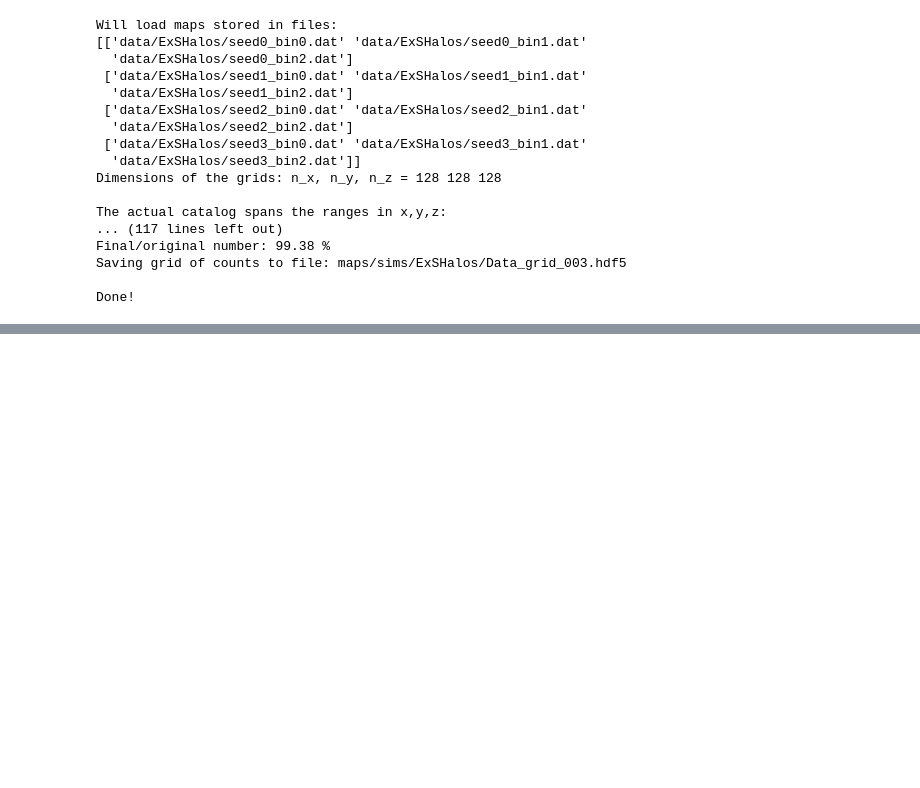
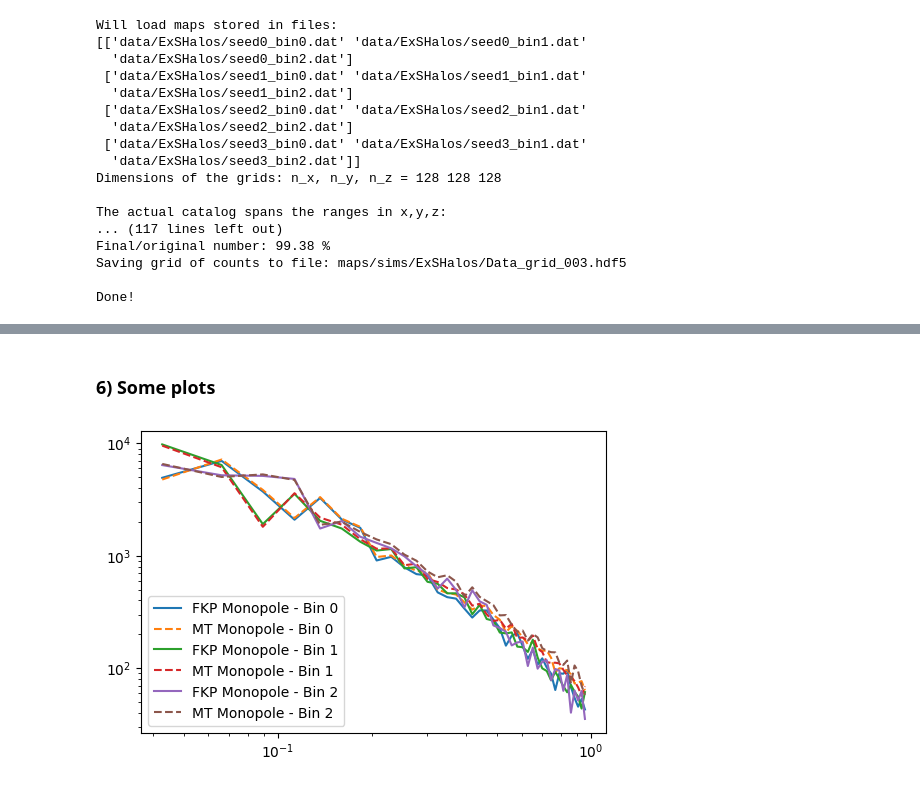
Before and after one commit to MTPK-USP/MTPK, a Jupyter notebook: cookbook.ipynb, the cells around one changed output, grey strips where cells are left out. Saved outputs shown, nothing was run; the diff lists cells and outputs as text; code cells hidden in the pictures; blank space fills up the shorter version.

Commit message:
Fixing the cookbook and including the plots on it

```diff
--- a/cookbook.ipynb
+++ b/cookbook.ipynb
@@ -315,0 +230,44 @@ Will use the N = 4  simulation-only maps contained in directory maps/sims/ExSHal
+# %% [markdown]
+### 6) Some plots
+# %%
+# Taking data
+P0_FKP = np.loadtxt('spectra/ExSHalos/ExSHalos_P0_FKP.dat')
+P0_MT = np.loadtxt('spectra/ExSHalos/ExSHalos_P0_MTOE.dat')
+
+P2_FKP = np.loadtxt('spectra/ExSHalos/ExSHalos_P2_FKP.dat')
+P2_MT = np.loadtxt('spectra/ExSHalos/ExSHalos_P2_MTOE.dat')
+
+P4_FKP = np.loadtxt('spectra/ExSHalos/ExSHalos_P4_FKP.dat')
+P4_MT = np.loadtxt('spectra/ExSHalos/ExSHalos_P4_MTOE.dat')
+
+C0_FKP = np.loadtxt('spectra/ExSHalos/ExSHalos_C0_FKP.dat')
+C2_FKP = np.loadtxt('spectra/ExSHalos/ExSHalos_C2_FKP.dat')
+C4_FKP = np.loadtxt('spectra/ExSHalos/ExSHalos_C4_FKP.dat')
+
+k = np.loadtxt('spectra/ExSHalos/ExSHalos_vec_k.dat')
+# %%
+n_bins = cat_specs.nhalos
+n_cats = cat_specs.n_maps
+n_k = k.shape[0]
+
+P0_FKP = P0_FKP.reshape(n_bins, n_cats, n_k)
+P0_MT = P0_MT.reshape(n_bins, n_cats, n_k)
+
+P2_FKP = P2_FKP.reshape(n_bins, n_cats, n_k)
+P2_MT = P2_MT.reshape(n_bins, n_cats, n_k)
+
+P4_FKP = P4_FKP.reshape(n_bins, n_cats, n_k)
+P4_MT = P4_MT.reshape(n_bins, n_cats, n_k)
+
+C0_FKP = C0_FKP.reshape(n_bins, n_cats, n_k)
+C2_FKP = C2_FKP.reshape(n_bins, n_cats, n_k)
+C4_FKP = C4_FKP.reshape(n_bins, n_cats, n_k)
+# %%
+plt.figure(dpi = 100)
+for i in range(n_bins):
+    plt.loglog(k, np.mean(P0_FKP, axis = 1)[i], label = f'FKP Monopole - Bin {i}')
+
+    plt.loglog(k, np.mean(P0_MT, axis = 1)[i], '--', label = f'MT Monopole - Bin {i}')
+    plt.legend()
+# %% [output]
+[figure, added]
```
Also changed, not shown: parts of 34 cells of this notebook, 14 other files.
